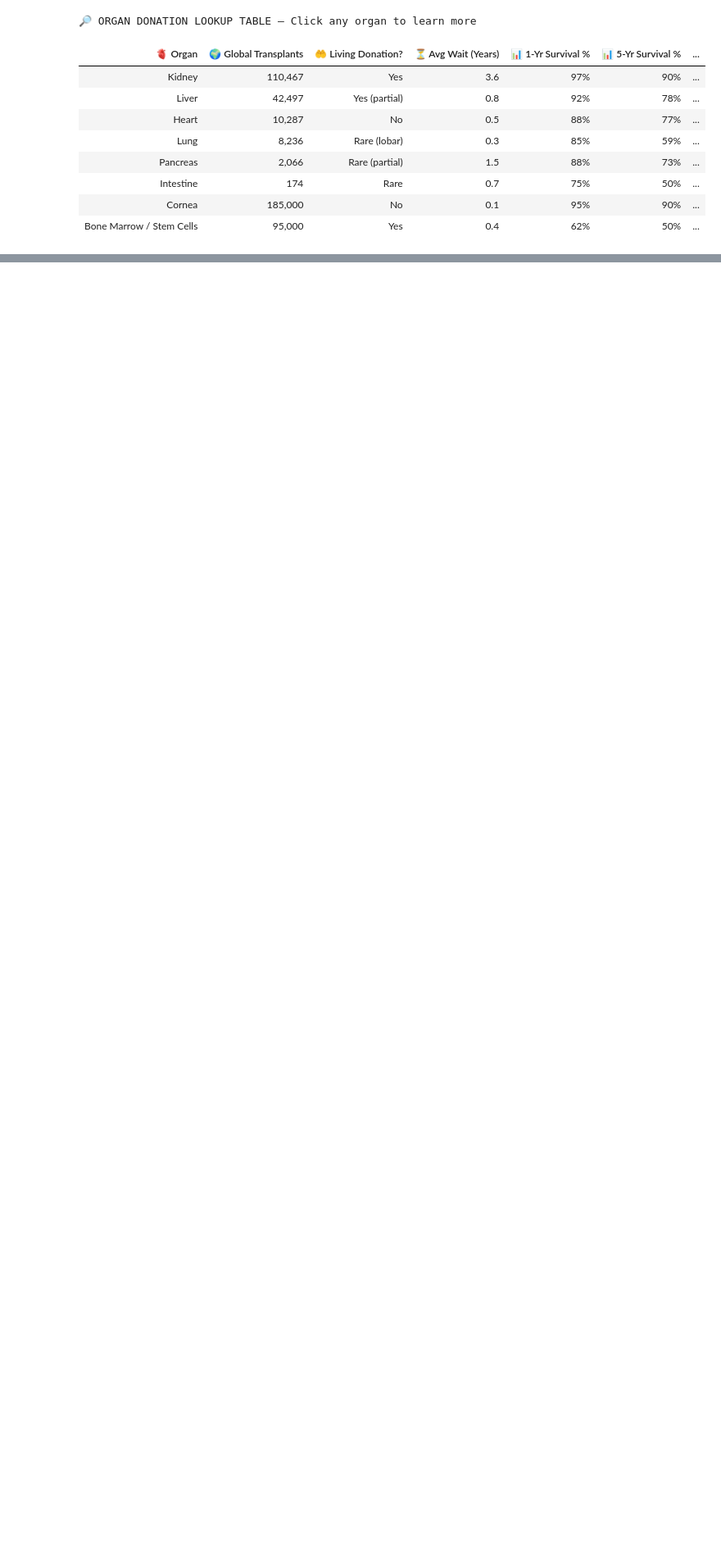
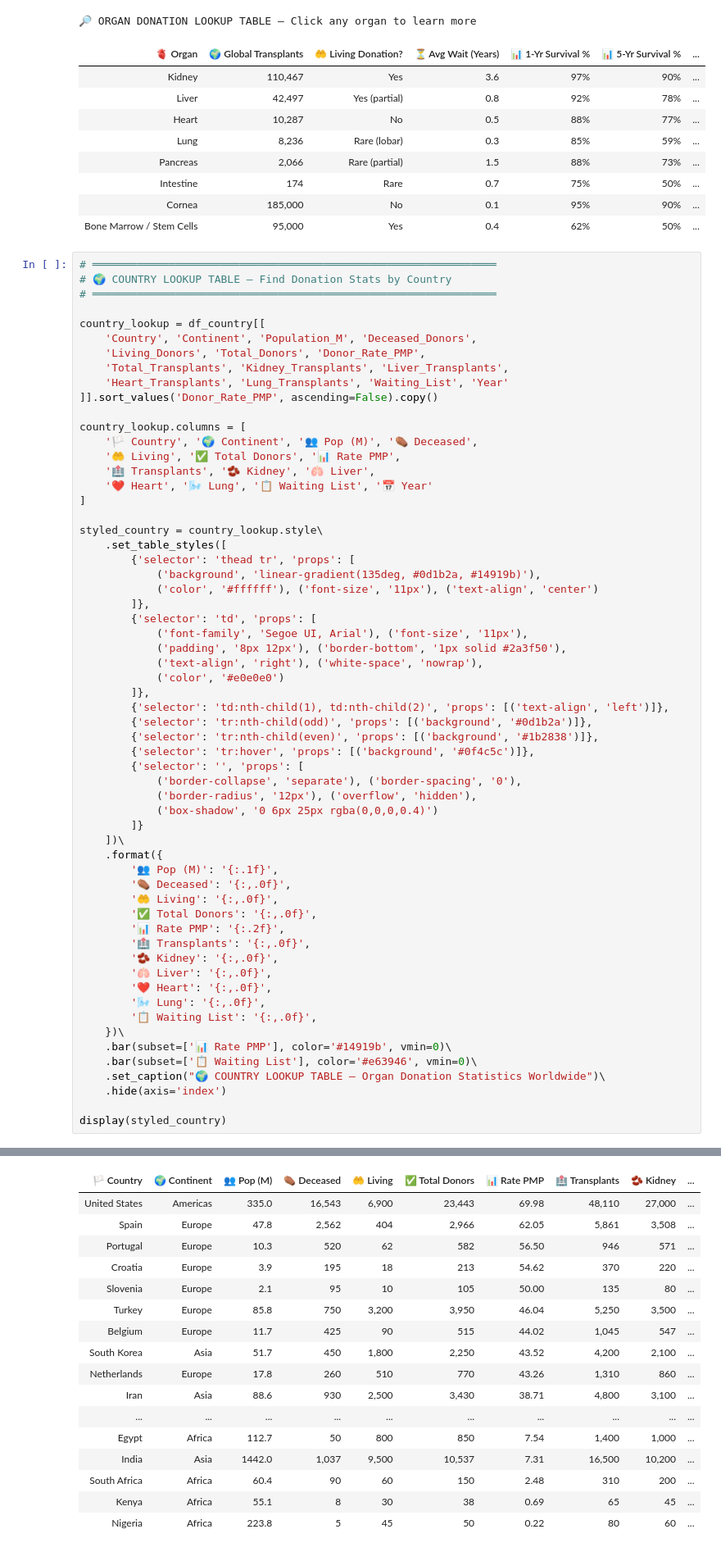
Before and after one commit to nbarrazae/Kaggle-Repo, a Jupyter notebook: eda-organ-donation-transplant-dataset.ipynb, the cells around one changed output, grey strips where cells are left out. Shown at 82% size. Saved outputs shown, nothing was run; the diff lists cells and outputs as text; blank space fills up the shorter version.

Commit message:
Kaggle Notebook | EDA Organ Donation & Transplant Dataset | Version 11

```diff
--- a/eda-organ-donation-transplant-dataset.ipynb
+++ b/eda-organ-donation-transplant-dataset.ipynb
@@ -477,3 +477,64 @@ display(styled)
 | Intestine | 174 | Rare | 0.7 | 75% | 50% | ... |
 | Cornea | 185,000 | No | 0.1 | 95% | 90% | ... |
 | Bone Marrow / Stem Cells | 95,000 | Yes | 0.4 | 62% | 50% | ... |
+# %%
+# ═══════════════════════════════════════════════════════════════
+# 🌍 COUNTRY LOOKUP TABLE — Find Donation Stats by Country
+# ═══════════════════════════════════════════════════════════════
+
+country_lookup = df_country[[
+    'Country', 'Continent', 'Population_M', 'Deceased_Donors',
+    'Living_Donors', 'Total_Donors', 'Donor_Rate_PMP',
+    'Total_Transplants', 'Kidney_Transplants', 'Liver_Transplants',
+    'Heart_Transplants', 'Lung_Transplants', 'Waiting_List', 'Year'
+]].sort_values('Donor_Rate_PMP', ascending=False).copy()
+
+country_lookup.columns = [
+    '🏳️ Country', '🌍 Continent', '👥 Pop (M)', '⚰️ Deceased',
+    '🤲 Living', '✅ Total Donors', '📊 Rate PMP',
+    '🏥 Transplants', '🫘 Kidney', '🫁 Liver',
+    '❤️ Heart', '🌬️ Lung', '📋 Waiting List', '📅 Year'
+]
+
+styled_country = country_lookup.style\
+    .set_table_styles([
+        {'selector': 'thead tr', 'props': [
+            ('background', 'linear-gradient(135deg, #0d1b2a, #14919b)'),
+            ('color', '#ffffff'), ('font-size', '11px'), ('text-align', 'center')
+        ]},
+        {'selector': 'td', 'props': [
+            ('font-family', 'Segoe UI, Arial'), ('font-size', '11px'),
+            ('padding', '8px 12px'), ('border-bottom', '1px solid #2a3f50'),
+            ('text-align', 'right'), ('white-space', 'nowrap'),
+            ('color', '#e0e0e0')
+        ]},
+        {'selector': 'td:nth-child(1), td:nth-child(2)', 'props': [('text-align', 'left')]},
+        {'selector': 'tr:nth-child(odd)', 'props': [('background', '#0d1b2a')]},
+        {'selector': 'tr:nth-child(even)', 'props': [('background', '#1b2838')]},
+        {'selector': 'tr:hover', 'props': [('background', '#0f4c5c')]},
+        {'selector': '', 'props': [
+            ('border-collapse', 'separate'), ('border-spacing', '0'),
+            ('border-radius', '12px'), ('overflow', 'hidden'),
+            ('box-shadow', '0 6px 25px rgba(0,0,0,0.4)')
+        ]}
+    ])\
+    .format({
+        '👥 Pop (M)': '{:.1f}',
+        '⚰️ Deceased': '{:,.0f}',
+        '🤲 Living': '{:,.0f}',
+        '✅ Total Donors': '{:,.0f}',
+        '📊 Rate PMP': '{:.2f}',
+        '🏥 Transplants': '{:,.0f}',
+        '🫘 Kidney': '{:,.0f}',
+        '🫁 Liver': '{:,.0f}',
+        '❤️ Heart': '{:,.0f}',
+        '🌬️ Lung': '{:,.0f}',
+        '📋 Waiting List': '{:,.0f}',
+    })\
+    .bar(subset=['📊 Rate PMP'], color='#14919b', vmin=0)\
+    .bar(subset=['📋 Waiting List'], color='#e63946', vmin=0)\
+    .set_caption("🌍 COUNTRY LOOKUP TABLE — Organ Donation Statistics Worldwide")\
+    .hide(axis='index')
+
+display(styled_country)
+# %% [output]
@@ -479,0 +542,17 @@ display(styled)
+| 🏳️ Country | 🌍 Continent | 👥 Pop (M) | ⚰️ Deceased | 🤲 Living | ✅ Total Donors | 📊 Rate PMP | 🏥 Transplants | 🫘 Kidney | ... |
+| United States | Americas | 335.0 | 16,543 | 6,900 | 23,443 | 69.98 | 48,110 | 27,000 | ... |
+| Spain | Europe | 47.8 | 2,562 | 404 | 2,966 | 62.05 | 5,861 | 3,508 | ... |
+| Portugal | Europe | 10.3 | 520 | 62 | 582 | 56.50 | 946 | 571 | ... |
+| Croatia | Europe | 3.9 | 195 | 18 | 213 | 54.62 | 370 | 220 | ... |
+| Slovenia | Europe | 2.1 | 95 | 10 | 105 | 50.00 | 135 | 80 | ... |
+| Turkey | Europe | 85.8 | 750 | 3,200 | 3,950 | 46.04 | 5,250 | 3,500 | ... |
+| Belgium | Europe | 11.7 | 425 | 90 | 515 | 44.02 | 1,045 | 547 | ... |
+| South Korea | Asia | 51.7 | 450 | 1,800 | 2,250 | 43.52 | 4,200 | 2,100 | ... |
+| Netherlands | Europe | 17.8 | 260 | 510 | 770 | 43.26 | 1,310 | 860 | ... |
+| Iran | Asia | 88.6 | 930 | 2,500 | 3,430 | 38.71 | 4,800 | 3,100 | ... |
+| ... | ... | ... | ... | ... | ... | ... | ... | ... | ... |
+| Egypt | Africa | 112.7 | 50 | 800 | 850 | 7.54 | 1,400 | 1,000 | ... |
+| India | Asia | 1442.0 | 1,037 | 9,500 | 10,537 | 7.31 | 16,500 | 10,200 | ... |
+| South Africa | Africa | 60.4 | 90 | 60 | 150 | 2.48 | 310 | 200 | ... |
+| Kenya | Africa | 55.1 | 8 | 30 | 38 | 0.69 | 65 | 45 | ... |
+| Nigeria | Africa | 223.8 | 5 | 45 | 50 | 0.22 | 80 | 60 | ... |
```
Also changed, not shown: parts of 2 cells of this notebook.
